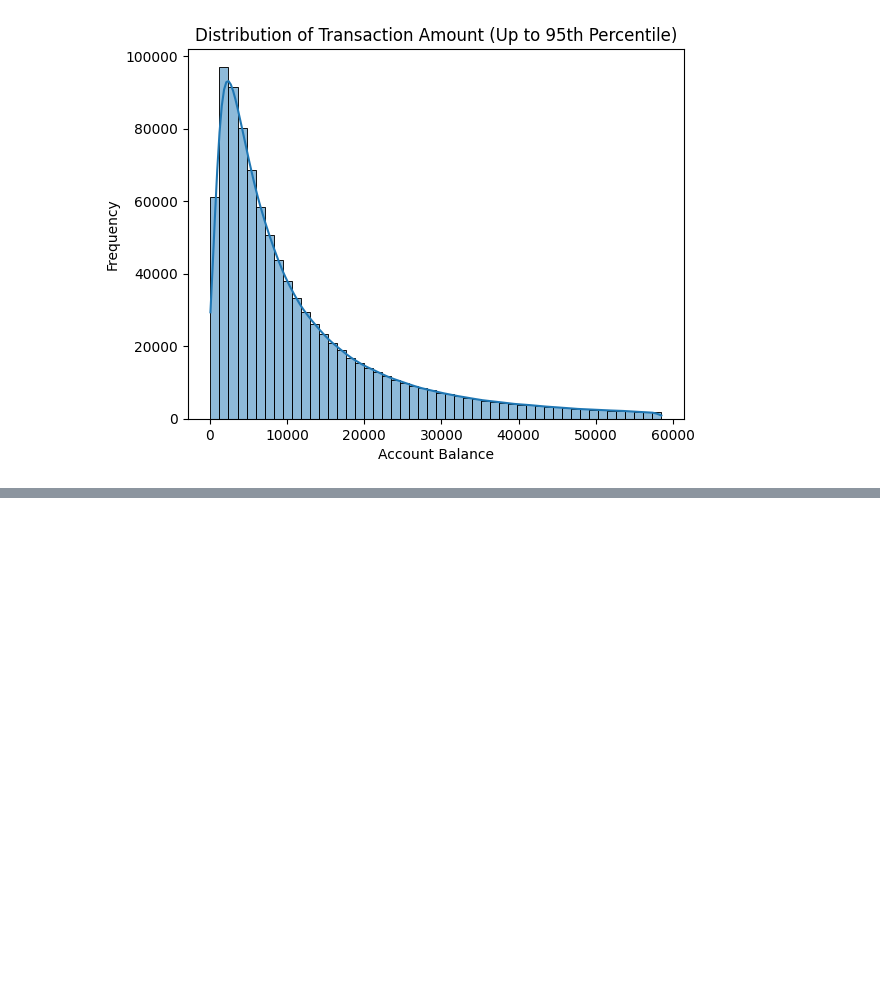
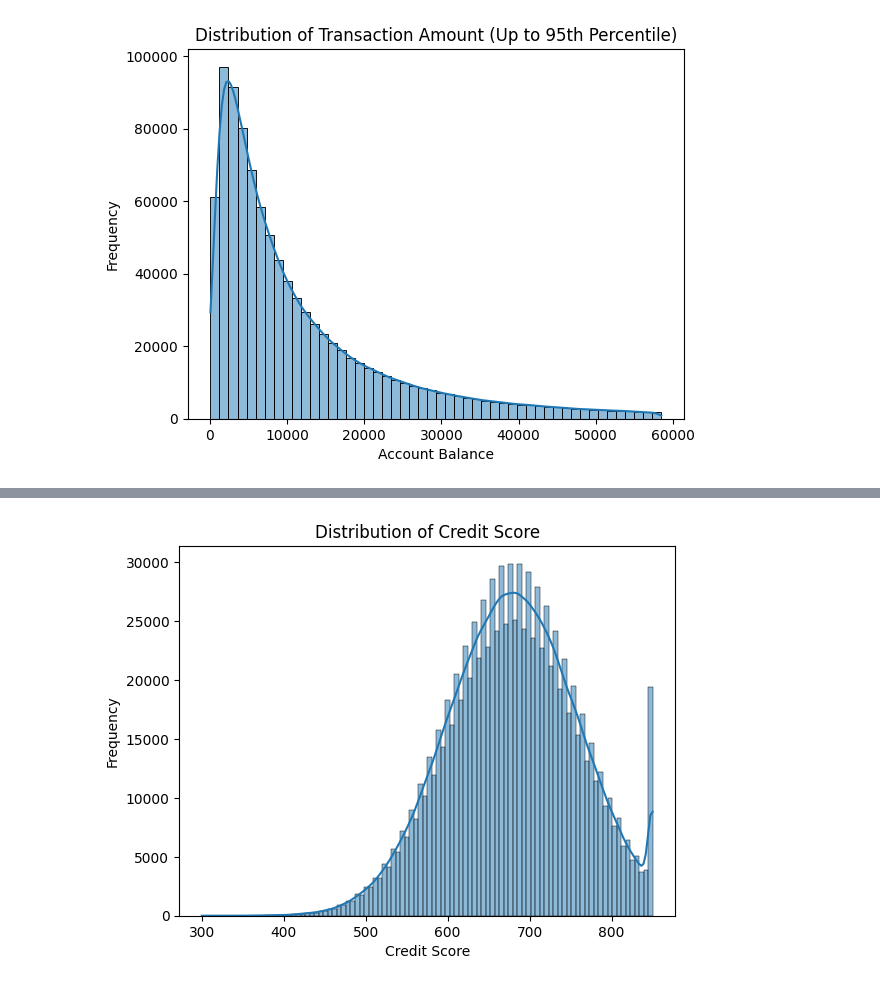
Before and after one commit to abhi-saurav-saroya/bank-fraud-eda, a Jupyter notebook: notebooks/02_exploratory_data_analysis.ipynb, the cells around one changed output, grey strips where cells are left out. Cells and saved outputs as stored; diff of their text form; code cells hidden in the pictures; blank space fills up the shorter version.

```diff
--- a/notebooks/02_exploratory_data_analysis.ipynb
+++ b/notebooks/02_exploratory_data_analysis.ipynb
@@ -279,0 +368,14 @@ plt.show()
+# %%
+sns.histplot(
+    df["credit_score"],
+    bins = 100,
+    kde = True
+)
+
+plt.xlabel("Credit Score")
+plt.ylabel("Frequency")
+plt.title("Distribution of Credit Score")
+
+plt.show()
+# %% [output]
+[figure, added]
```
Also changed, not shown: parts of 23 cells of this notebook.
